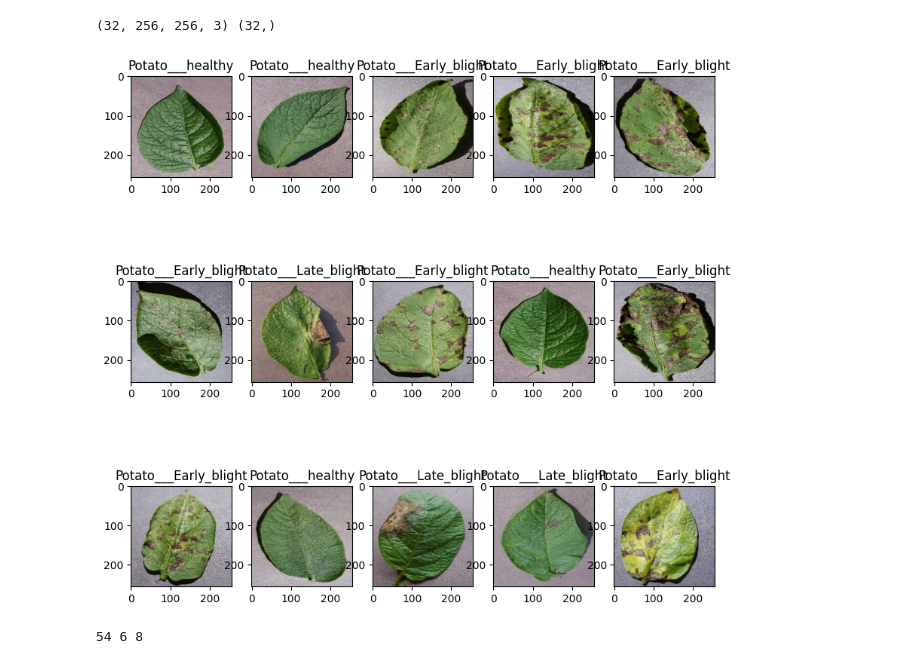
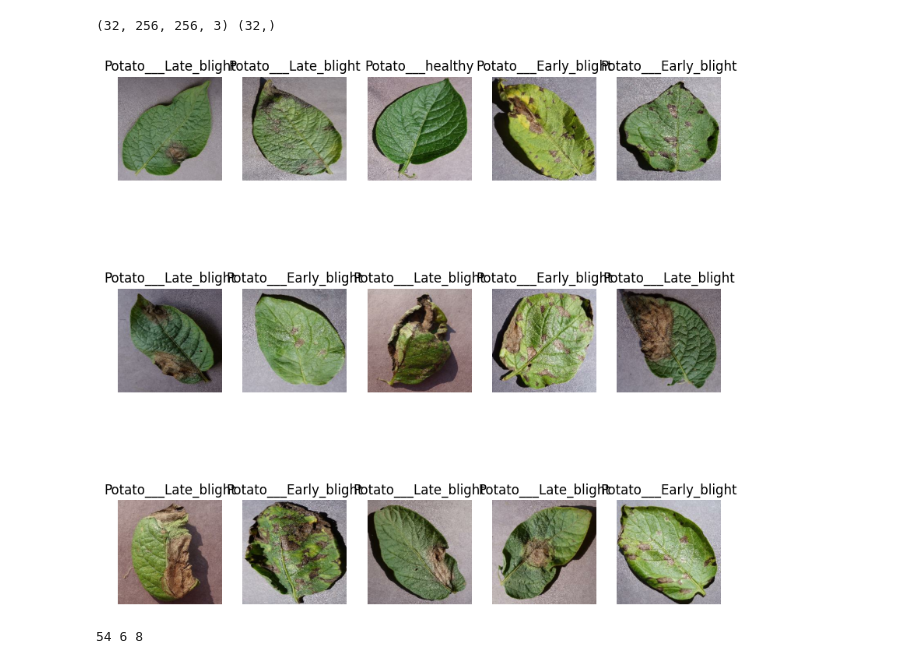
Before and after one commit to Thilanka1999/Plant-disease-classification, a Jupyter notebook: test.ipynb, the cells around one changed output. Cells and saved outputs as stored; diff of their text form; code cells hidden in the pictures.

```diff
--- a/test.ipynb
+++ b/test.ipynb
@@ -30,12 +31,13 @@ for img, label in dataset.take(1):
 # %%
 plt.figure(figsize=(10, 10))
 for img, label in dataset.take(1):
     for i in range(15):
         plt.subplot(3, 5, i+1)
         plt.imshow(img[i].numpy().astype('uint8'))
         plt.title(class_names[label[i]])
+        plt.axis("off")
 # %% [output]
-[figure, old version]
+[figure, new version]
 # %%
 def dataset_partition(ds, train_split=0.8, validatio_split=0.1, test_split=0.1, shuffle=True):
     if shuffle:
```
Also changed, not shown: parts of 9 cells of this notebook.
